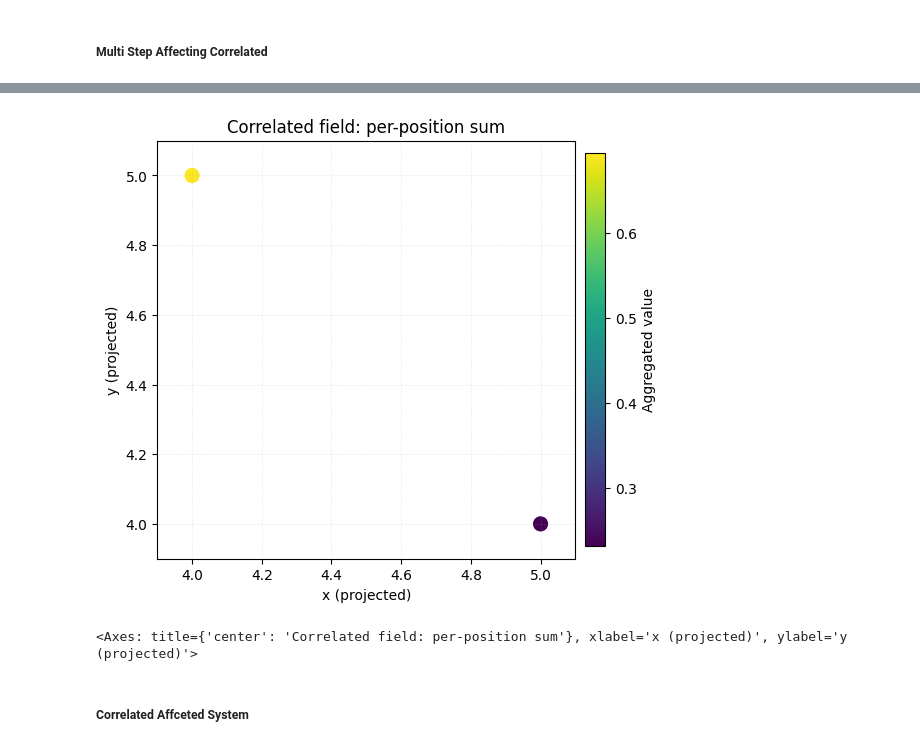
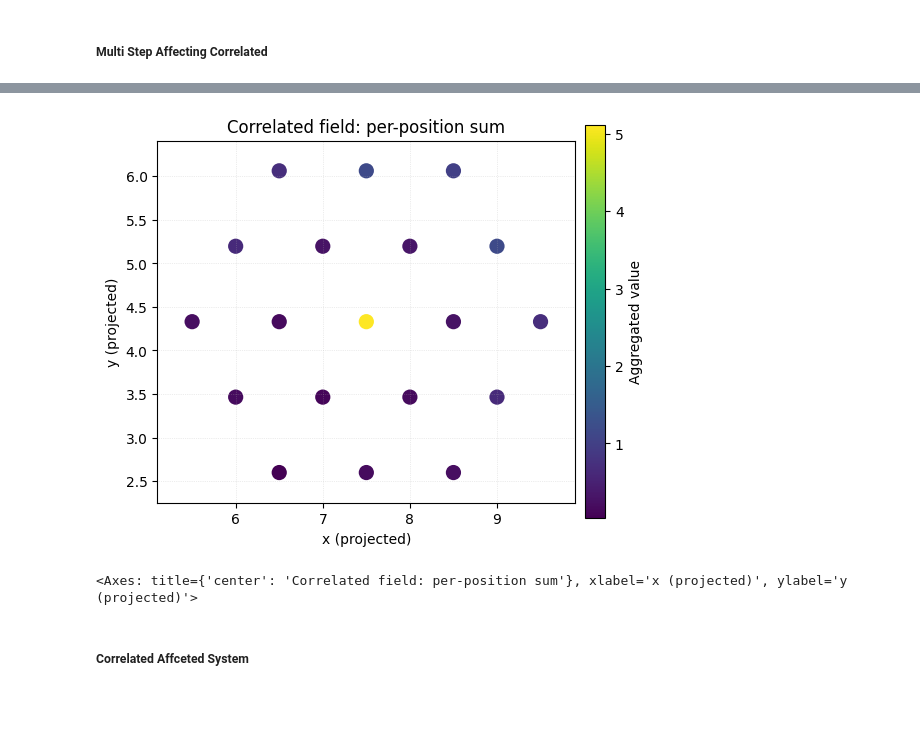
Before and after one commit to ckCrimson/Field_Dynamic_System, a Jupyter notebook: sample.ipynb, the cells around one changed output, grey strips where cells are left out. Saved outputs shown, nothing was run; the diff lists cells and outputs as text; code cells hidden in the pictures; blank space fills up the shorter version.

```diff
--- a/sample.ipynb
+++ b/sample.ipynb
@@ -6823,7 +6826,7 @@ class RandomWalkerCorrelatedAffected(IsCorrelationAffected):
 
         return max(abs(x_1-x_2),abs( y_1-y_2))<=self.distance
 # %%
-state_space = SixFoldRandomWalkerStateSpace.from_hex_ball(9)
+state_space = SixFoldRandomWalkerStateSpace.from_hex_ball(25)
 random_walkers_operator = RandomWalkerMaximumOperator()
 
 
@@ -6832,6 +6835,6 @@ random_walker_1 = RandomWalkerFieldDynamicSystem(SixFoldRandomWalkerState(GridSt
 random_walker_2 = RandomWalkerFieldDynamicSystem(SixFoldRandomWalkerState(GridState(2,1),1),state_space,random_walkers_operator,global_field,global_field,sigma=3)
 
 
-random_walker_3 = RandomWalkerFieldDynamicSystem(SixFoldRandomWalkerState(GridState(4,4),1),state_space,random_walkers_operator,global_field,global_field,sigma=3)
+random_walker_3 = RandomWalkerFieldDynamicSystem(SixFoldRandomWalkerState(GridState(5,5),1),state_space,random_walkers_operator,global_field,global_field,sigma=3)
 
 correlationTester = RandomWalkerCorrelatedAffected(1)
@@ -7317,13 +7317,15 @@ class CorrelatedFieldsAddition(ComposeField):
     def __init__(self,returnField):
         composer = RealFieldAddition()
         zero_compose = RealFieldValue(0)
-        super().__init__(composer,returnField,zero_compose)
+        zero_field_1: FieldValue = RealFieldValue(0)
+        zero_field_2: FieldValue = RealFieldValue(0)
+        super().__init__(composer,returnField,zero_compose,zero_field_1,zero_field_1)
 
 class CorrelatedFieldMultiplication(ComposeField):
     def __init__(self,returnField):
         composer =  RealFieldMultiplication()
         zero_compose =  RealFieldValue(1)
-        super().__init__(composer,returnField,zero_compose)
+        super().__init__(composer,returnField,zero_compose,RealFieldValue(1),RealFieldValue(1))
 
 
 class CorrelatedIdentityTransform(SingleStepFieldTransform):
@@ -7380,10 +7382,8 @@ class MultiStepCorrelatedAffecting(MultiStepField):
                 temp_space.build_from_states({ sys.initial_state })
                 dictionary_of_correlated_space[sys_id] = temp_space
             space = CorrelatedStateSpace(dictionary_of_correlated_space)
-            print("Newly formed state")
-            for s in space.get_all_states():
-                print(s)
-         print(f"start state:  {start}")
+            #print("Newly formed state")
+         #print(f"start state:  {start}")
          single_transformed_field:CorrelatedAffectedRandomWalkerField =  CorrelatedAffectedRandomWalkerField(space)
          single_transformed_field.set_zero_field()
          single_step_transformed_field_proto:CorrelatedAffectedRandomWalkerField =  CorrelatedAffectedRandomWalkerField(space)
@@ -7391,8 +7391,10 @@ class MultiStepCorrelatedAffecting(MultiStepField):
          input_field=CorrelatedAffectedRandomWalkerField(space)
          input_field.set_zero_field()
          input_field.set_field(start,input_field.get_unit_field())
-         global_field = CorrelatedAffectedRandomWalkerField(space)
-         global_field.set_empty_field()
-         return self.generate_multi_step_field(space,start,steps,single_transformed_field,single_step_transformed_field_proto,input_field,global_field)
+         #input_field.plot_position_marginal()
+         global_field_2 = CorrelatedAffectedRandomWalkerField(space)
+         global_field_2.set_empty_field()
+         #global_field_2.plot_position_marginal()
+         return self.generate_multi_step_field(space,start,steps,single_transformed_field,single_step_transformed_field_proto,input_field,global_field_2)
 # %%
 multi_step_generator = MultiStepCorrelatedAffecting(dictionary_of_correlated_state)
@@ -7399,2 +7405,2 @@ multi_step_generator = MultiStepCorrelatedAffecting(dictionary_of_correlated_sta
 # %%
-multi_step_correlated_field =  multi_step_generator.multi_step_field_generation(steps =1)
+multi_step_correlated_field =  multi_step_generator.multi_step_field_generation(steps =2)
@@ -7405,7 +7427,7 @@ start state:  <__main__.CorrelatedState object at 0x...>
 # %%
-multi_step_correlated_field.plot_position_marginal()
+multi_step_correlated_field.plot_position_marginal(in_cartesian =True)
 # %% [output]
-[figure, old version]
+[figure, new version]
 <Axes: title={'center': 'Correlated field: per-position sum'}, xlabel='x (projected)', ylabel='y (projected)'>
 # %% [markdown]
 ##### Correlated Affceted System
```
Also changed, not shown: parts of 32 cells of this notebook.
